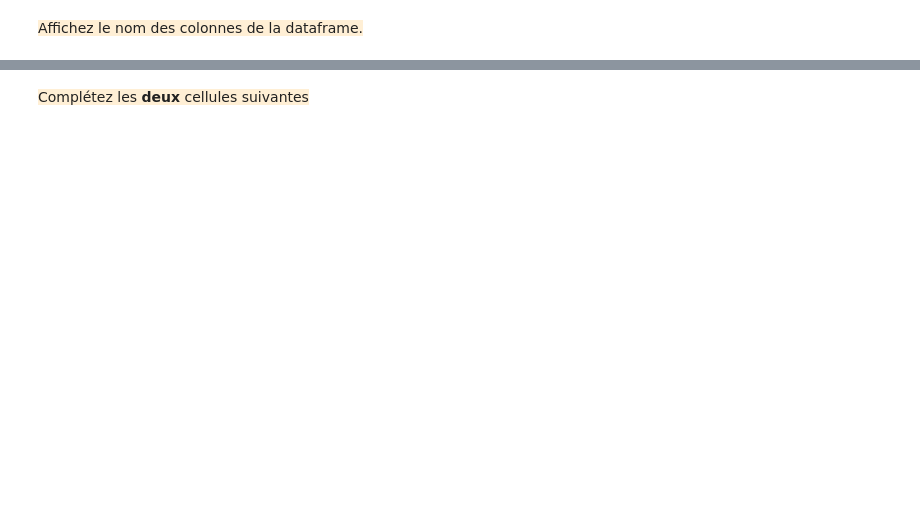
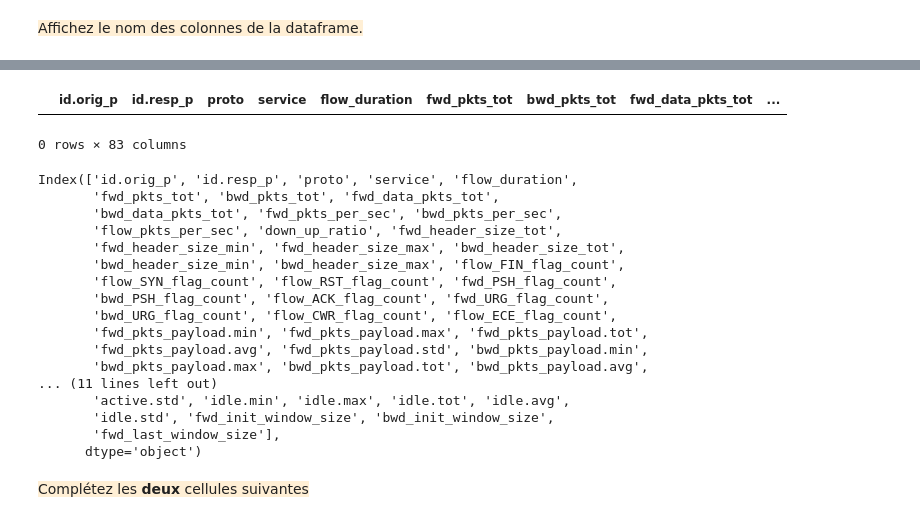
Before and after one commit to augustinprotin/TD-Introduction-l-ia, a Jupyter notebook: TD1_introduction.ipynb, the cells around one changed output, grey strips where cells are left out. Cells and saved outputs as stored; diff of their text form; code cells hidden in the pictures; blank space fills up the shorter version.

```diff
--- a/TD1_introduction.ipynb
+++ b/TD1_introduction.ipynb
@@ -197,3 +204,26 @@ Index(['id.orig_p', 'id.resp_p', 'proto', 'service', 'flow_duration',
+# %%
+display(X.head(0))
+display(X.columns)
+# %% [output]
+|  | id.orig_p | id.resp_p | proto | service | flow_duration | fwd_pkts_tot | bwd_pkts_tot | fwd_data_pkts_tot | ... |
+0 rows × 83 columns
+Index(['id.orig_p', 'id.resp_p', 'proto', 'service', 'flow_duration',
+       'fwd_pkts_tot', 'bwd_pkts_tot', 'fwd_data_pkts_tot',
+       'bwd_data_pkts_tot', 'fwd_pkts_per_sec', 'bwd_pkts_per_sec',
+       'flow_pkts_per_sec', 'down_up_ratio', 'fwd_header_size_tot',
+       'fwd_header_size_min', 'fwd_header_size_max', 'bwd_header_size_tot',
+       'bwd_header_size_min', 'bwd_header_size_max', 'flow_FIN_flag_count',
+       'flow_SYN_flag_count', 'flow_RST_flag_count', 'fwd_PSH_flag_count',
+       'bwd_PSH_flag_count', 'flow_ACK_flag_count', 'fwd_URG_flag_count',
+       'bwd_URG_flag_count', 'flow_CWR_flag_count', 'flow_ECE_flag_count',
+       'fwd_pkts_payload.min', 'fwd_pkts_payload.max', 'fwd_pkts_payload.tot',
+       'fwd_pkts_payload.avg', 'fwd_pkts_payload.std', 'bwd_pkts_payload.min',
+       'bwd_pkts_payload.max', 'bwd_pkts_payload.tot', 'bwd_pkts_payload.avg',
+... (11 lines left out)
+       'active.std', 'idle.min', 'idle.max', 'idle.tot', 'idle.avg',
+       'idle.std', 'fwd_init_window_size', 'bwd_init_window_size',
+       'fwd_last_window_size'],
+      dtype='object')
 # %% [markdown]
 <span style="background-color:PapayaWhip"> Complétez les **deux** cellules suivantes </span>
 # %%
```
Also changed, not shown: parts of 13 cells of this notebook.
